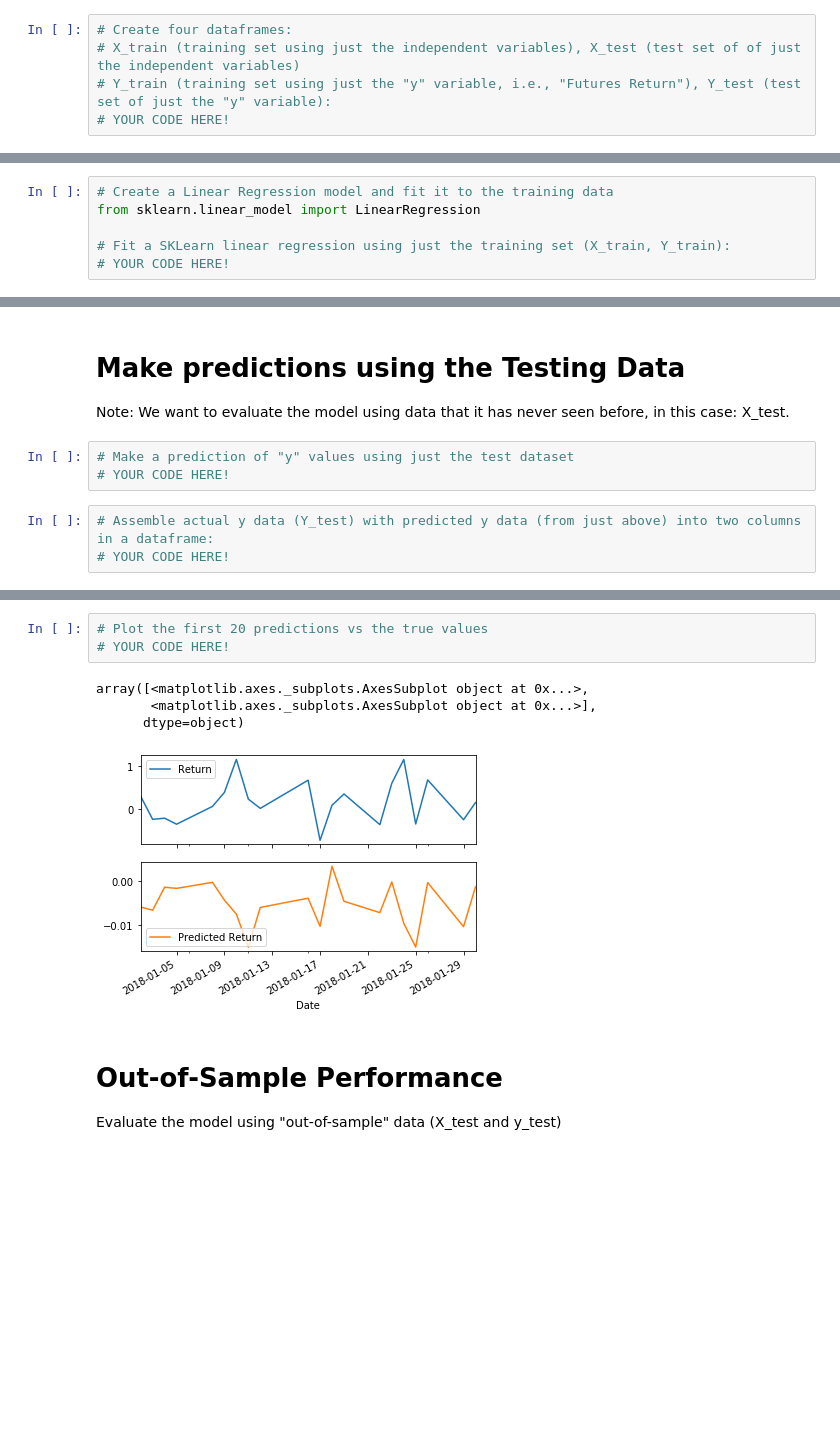
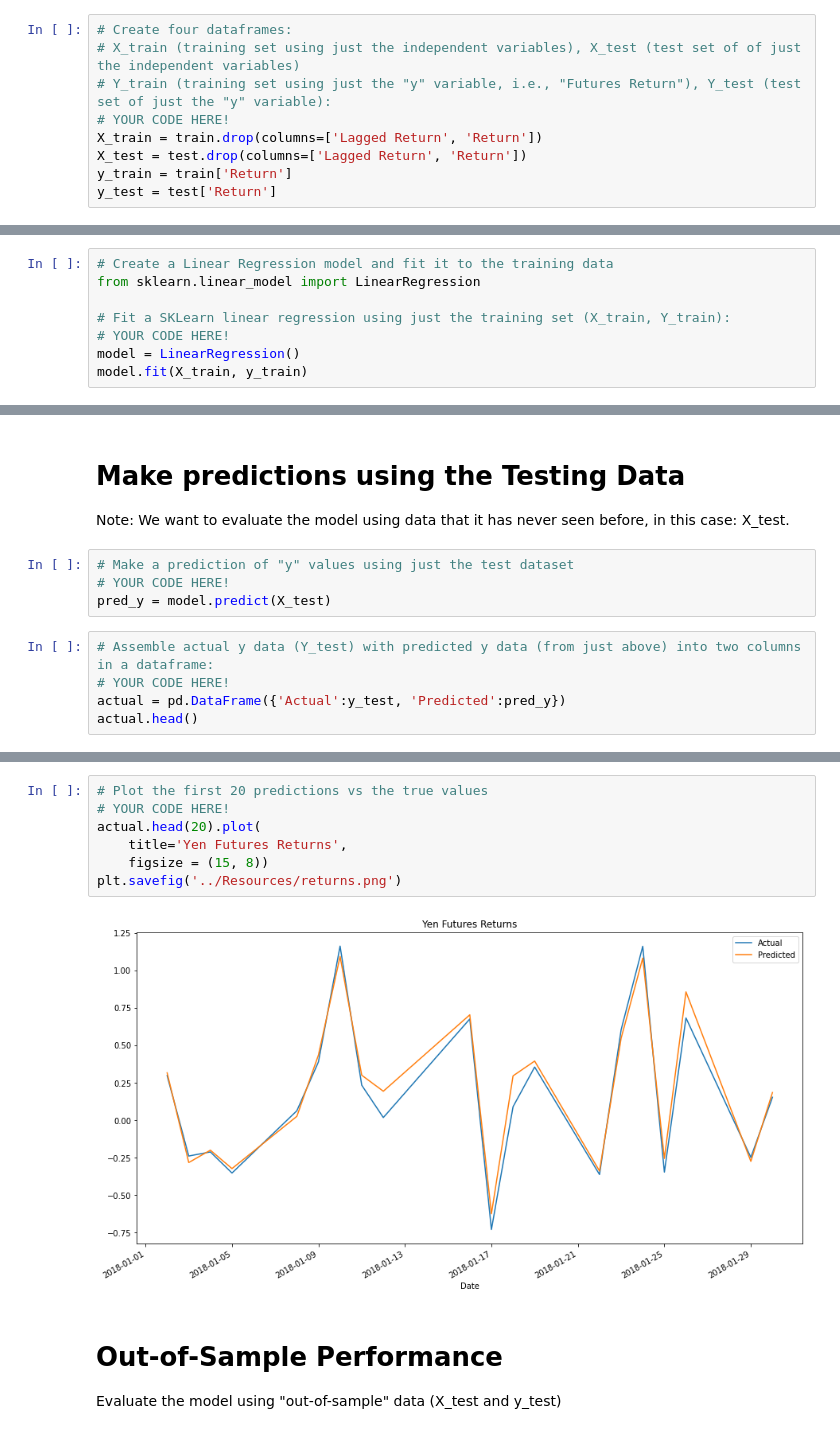
Before and after one commit to jdfwsp/forecasting_yen, a Jupyter notebook: Code/regression_analysis.ipynb, the cells around one changed output, grey strips where cells are left out. Drawn from its saved outputs; the diff is of its cells as text; blank space fills up the shorter version.

Commit message:
Completes Regression notebook

```diff
--- a/Code/regression_analysis.ipynb
+++ b/Code/regression_analysis.ipynb
@@ -74,6 +81,10 @@ test = yen_futures['2018':]
 # X_train (training set using just the independent variables), X_test (test set of of just the independent variables)
 # Y_train (training set using just the "y" variable, i.e., "Futures Return"), Y_test (test set of just the "y" variable):
 # YOUR CODE HERE!
+X_train = train.drop(columns=['Lagged Return', 'Return'])
+X_test = test.drop(columns=['Lagged Return', 'Return'])
+y_train = train['Return']
+y_test = test['Return']
 # %%
 X_train
 # %% [output]
@@ -99,4 +110,6 @@ from sklearn.linear_model import LinearRegression
 
 # Fit a SKLearn linear regression using just the training set (X_train, Y_train):
 # YOUR CODE HERE!
+model = LinearRegression()
+model.fit(X_train, y_train)
 # %% [output]
@@ -108,6 +121,9 @@ Note: We want to evaluate the model using data that it has never seen before, in
 # %%
 # Make a prediction of "y" values using just the test dataset
 # YOUR CODE HERE!
+pred_y = model.predict(X_test)
 # %%
 # Assemble actual y data (Y_test) with predicted y data (from just above) into two columns in a dataframe:
 # YOUR CODE HERE!
+actual = pd.DataFrame({'Actual':y_test, 'Predicted':pred_y})
+actual.head()
@@ -114,11 +138,12 @@ Note: We want to evaluate the model using data that it has never seen before, in
 # %%
 # Plot the first 20 predictions vs the true values
 # YOUR CODE HERE!
+actual.head(20).plot(
+    title='Yen Futures Returns',
+    figsize = (15, 8))
+plt.savefig('../Resources/returns.png')
 # %% [output]
-array([<matplotlib.axes._subplots.AxesSubplot object at 0x...>,
-       <matplotlib.axes._subplots.AxesSubplot object at 0x...>],
-      dtype=object)
-[figure, old version]
+[figure, new version]
 # %% [markdown]
 # Out-of-Sample Performance
 
```
Also changed, not shown: parts of 11 cells of this notebook, 4 other files.
